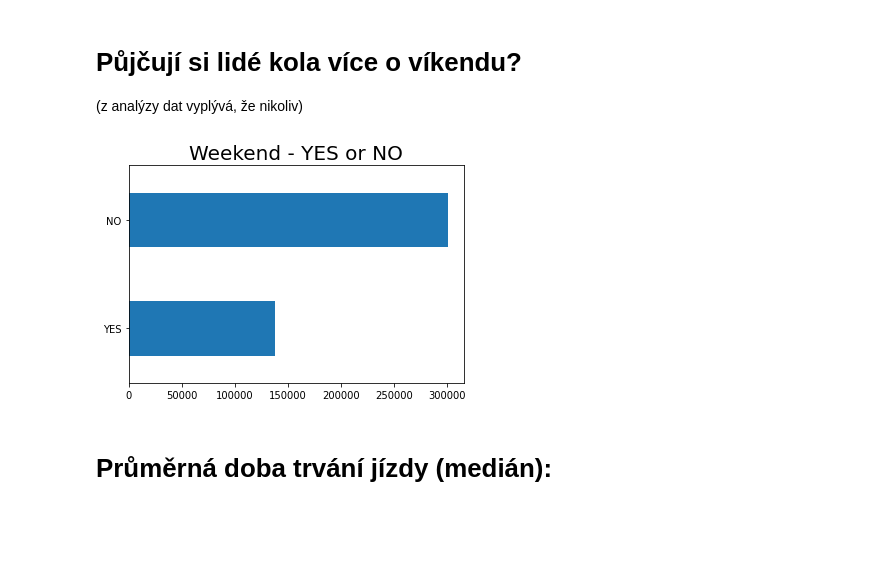
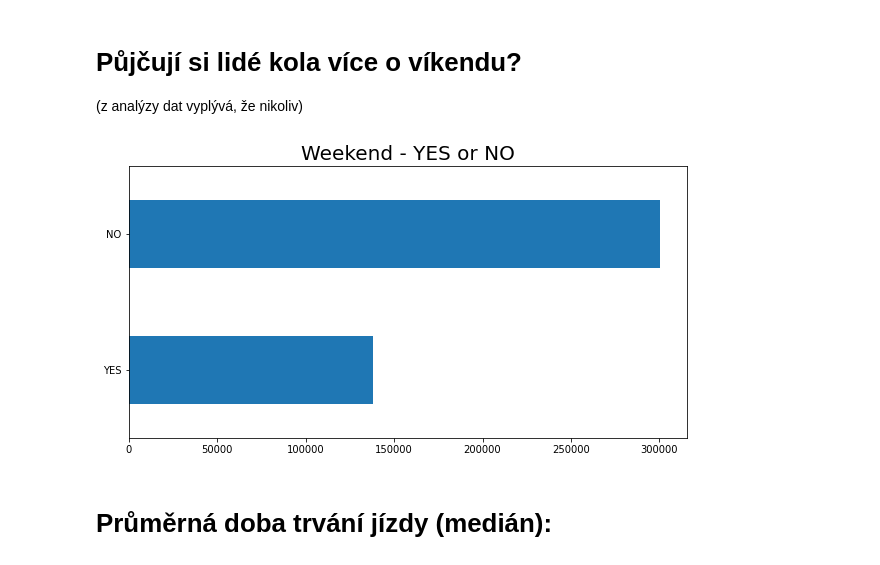
Before and after one commit to ondrejknopp/Engeto_Pandas_project, a Jupyter notebook: Engeto_Pandas_project_Knopp.ipynb, the cells around one changed output. Saved outputs shown, nothing was run; the diff lists cells and outputs as text; code cells hidden in the pictures; blank space fills up the shorter version.

```diff
--- a/Engeto_Pandas_project_Knopp.ipynb
+++ b/Engeto_Pandas_project_Knopp.ipynb
@@ -93,12 +111,12 @@ bikes_df.sort_values('start_station_id', ascending = True).head(20)
 # %%
     bikes_df["started_at"] = pd.to_datetime(bikes_df["started_at"])
     bikes_df["Day_in_Week"] = bikes_df["started_at"].dt.weekday
     bikes_df['Weekend_Yes_or_No'] = np.where(bikes_df['Day_in_Week']>=5, 'YES','NO')
     #bikes_df.head(50)
-    bikes_df['Weekend_Yes_or_No'].value_counts().sort_values().plot(kind = 'barh').set_title('Weekend - YES or NO', fontsize=20)
+    bikes_df['Weekend_Yes_or_No'].value_counts().sort_values().plot(kind = 'barh',figsize =(10,5)).set_title('Weekend - YES or NO', fontsize=20)
     plt.show()
 # %% [output]
-[figure, old version]
+[figure, new version]
 # %% [markdown]
 # Průměrná doba trvání jízdy (medián):
 # %%
```
Also changed, not shown: parts of 4 cells of this notebook.
